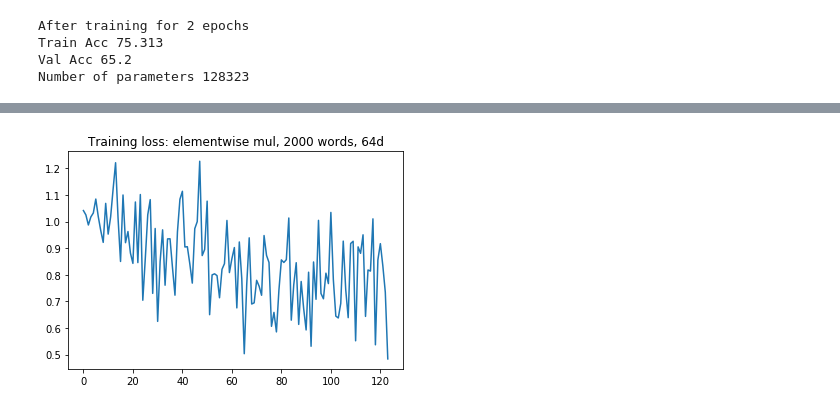
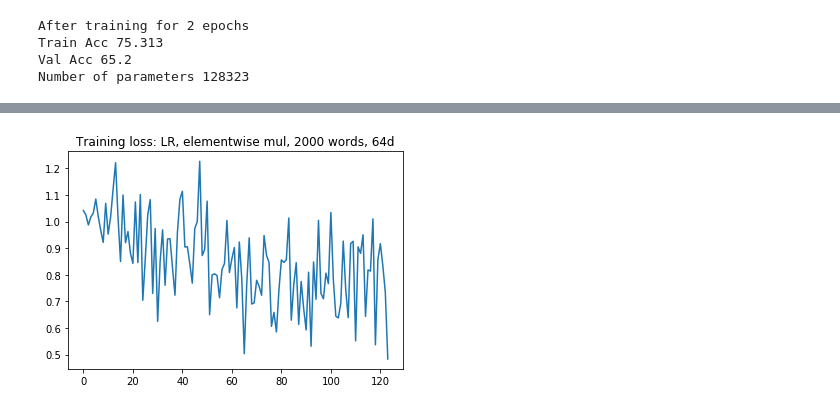
Before and after one commit to jiangzian96/NLP_DS1011, a Jupyter notebook: BagOfWordsNLI/SNLI_elementmul_Adam_2000_64.ipynb, the cells around one changed output, grey strips where cells are left out. Drawn from its saved outputs; the diff is of its cells as text; code cells hidden in the pictures.

```diff
--- a/BagOfWordsNLI/SNLI_elementmul_Adam_2000_64.ipynb
+++ b/BagOfWordsNLI/SNLI_elementmul_Adam_2000_64.ipynb
@@ -475,5 +475,5 @@ Number of parameters 128323
 import matplotlib.pyplot as plt
 x = np.arange(len(train_loss_graph))
 plt.plot(x, train_loss_graph)
-plt.title("Training loss: elementwise mul, 2000 words, 64d")
+plt.title("Training loss: LR, elementwise mul, 2000 words, 64d")
 # %% [output]
@@ -481,4 +481,4 @@ Text(0.5, 1.0, 'Training loss: elementwise mul, 2000 words, 64d')
-[figure, old version]
+[figure, new version]
 # %%
 x = np.arange(len(val_acc_graph))
 plt.plot(x, val_acc_graph)
```
Also changed, not shown: parts of 2 cells of this notebook, 11 other files.
